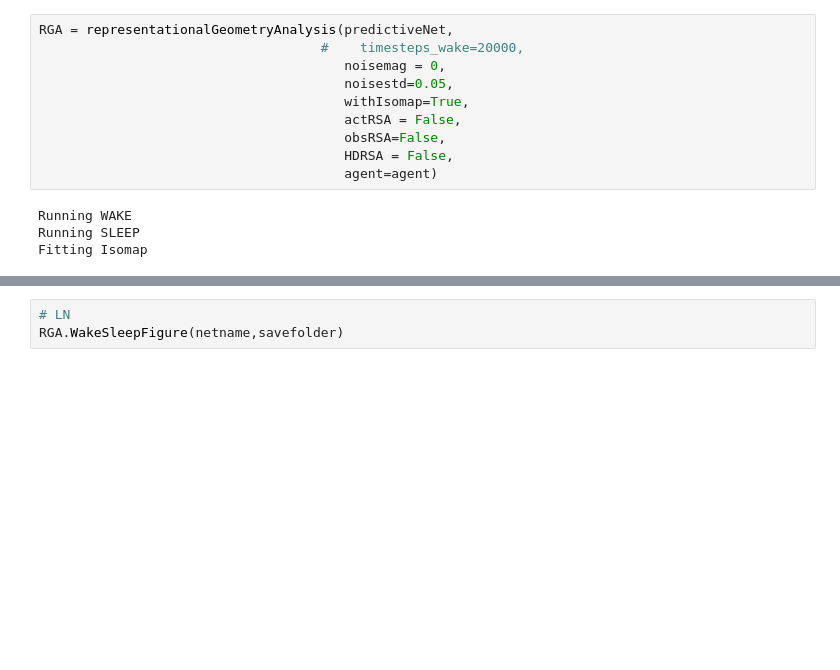
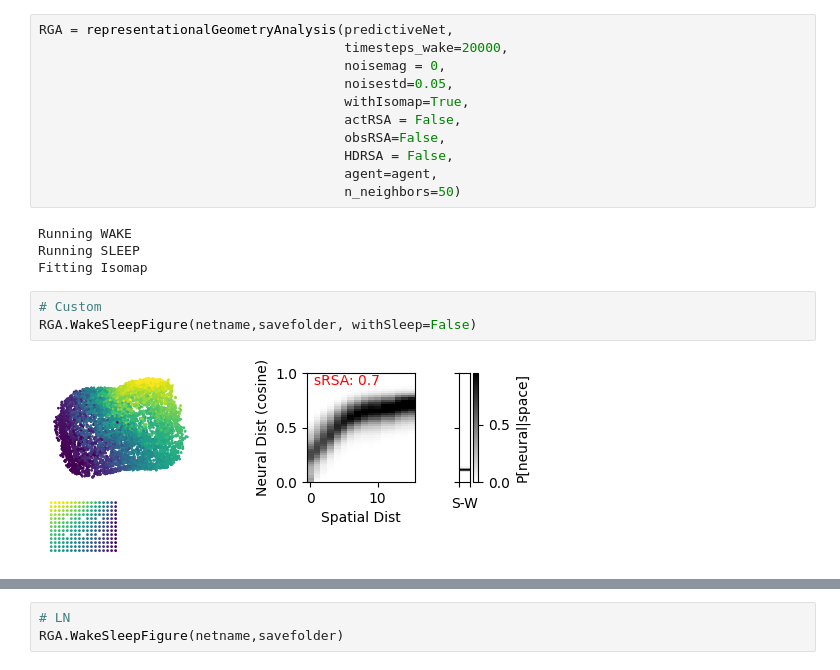
Before and after one commit to SabrinaDu7/RL_for_pRNN, a Jupyter notebook: LavaAnalysis.ipynb, the cells around one changed output, grey strips where cells are left out. Saved outputs shown, nothing was run; the diff lists cells and outputs as text; blank space fills up the shorter version.

```diff
--- a/LavaAnalysis.ipynb
+++ b/LavaAnalysis.ipynb
@@ -119,15 +141,21 @@ STA.TCReliabilityFigure(netname,savefolder, threshold=0.5)
 [figure]
 # %%
 RGA = representationalGeometryAnalysis(predictiveNet,
-                                    #    timesteps_wake=20000,
+                                       timesteps_wake=20000,
                                        noisemag = 0,
                                        noisestd=0.05,
                                        withIsomap=True,
                                        actRSA = False,
                                        obsRSA=False,
                                        HDRSA = False,
-                                       agent=agent)
+                                       agent=agent,
+                                       n_neighbors=50)
 # %% [output]
 Running WAKE
 Running SLEEP
 Fitting Isomap
+# %%
+# Custom
+RGA.WakeSleepFigure(netname,savefolder, withSleep=False)
+# %% [output]
+[figure, added]
```
Also changed, not shown: parts of 7 cells of this notebook, 29 other files.
